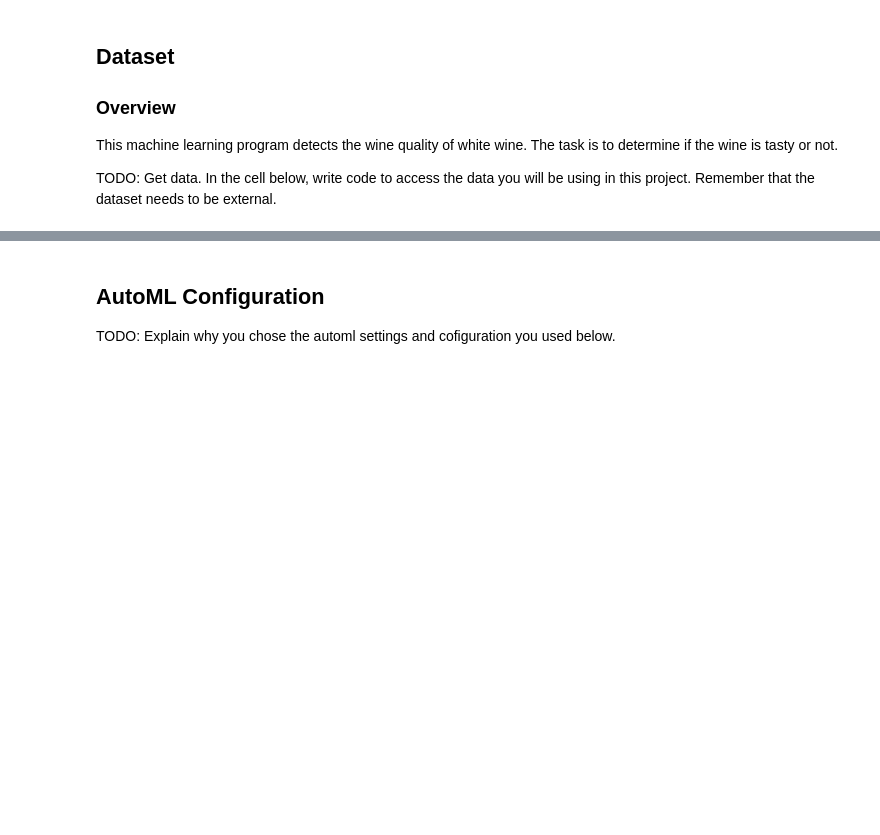
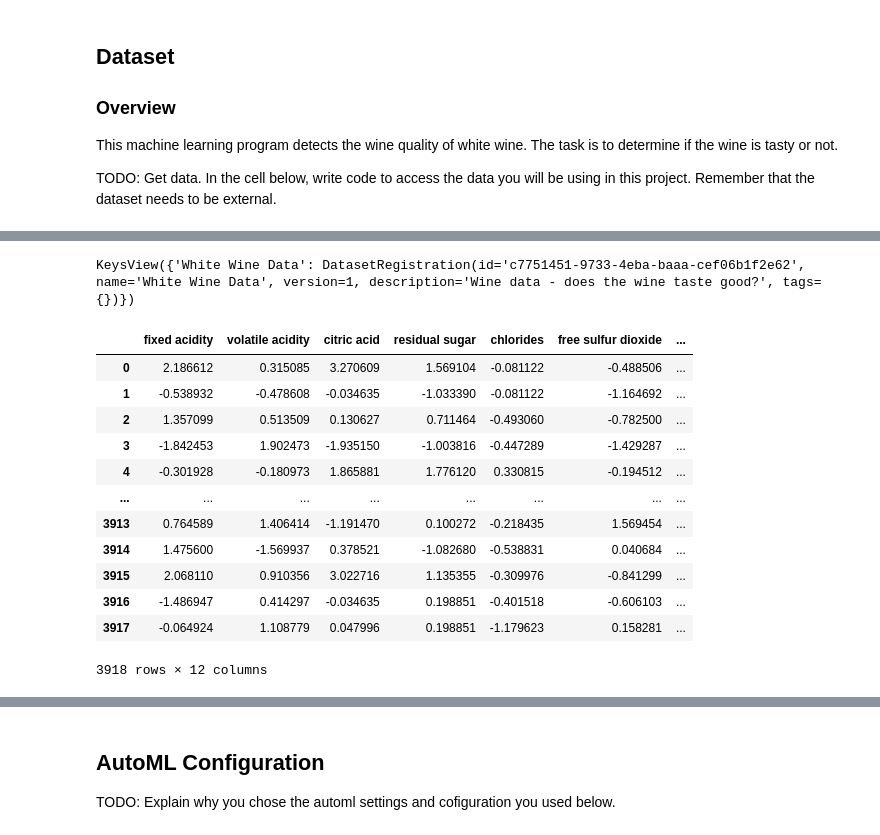
Before and after one commit to dntrply/nd00333-capstone, a Jupyter notebook: automl.ipynb, the cells around one changed output, grey strips where cells are left out. Drawn from its saved outputs; the diff is of its cells as text; code cells hidden in the pictures; blank space fills up the shorter version.

```diff
--- a/automl.ipynb
+++ b/automl.ipynb
@@ -110,24 +121,43 @@ cc.wait_for_completion(show_output='True')
+# %%
+dsets
+# %% [output]
+KeysView({'White Wine Data': DatasetRegistration(id='c7751451-9733-4eba-baaa-cef06b1f2e62', name='White Wine Data', version=1, description='Wine data - does the wine taste good?', tags={})})
 # %%
 # grab the data and create a dataset
 # See if the dataset already exists - if so, skip the Dataset creation pieces
 data_uri = CAPSTONE_TABULAR_WINE_DATA
 
 ds_name = CAPSTONE_DATASET_NAME
 dsets = ws.datasets.keys()
 
 if ds_name in dsets:
     # dataset exists
-    proj_ds = dsets[ds_name]
+    proj_ds = ws.datasets[ds_name]
 else:
+    print(f'STOP!!!!')
     # Data set not found. Must create it
     proj_ds = Dataset.Tabular.from_delimited_files(data_uri)
     # Register the dataset so that on repeated runs, the data does not have to be fetched evey time
     proj_ds = proj_ds.register(workspace=ws, name=ds_name, description=CAPSTONE_DATASET_DESCRIPTION)
 
 # Take a peek at the data by converting the same to a Pandas dataframe
 proj_df = proj_ds.to_pandas_dataframe()
 
 # print the data
 proj_df
+# %% [output]
+|  | fixed acidity | volatile acidity | citric acid | residual sugar | chlorides | free sulfur dioxide | ... |
+| 0 | 2.186612 | 0.315085 | 3.270609 | 1.569104 | -0.081122 | -0.488506 | ... |
+| 1 | -0.538932 | -0.478608 | -0.034635 | -1.033390 | -0.081122 | -1.164692 | ... |
+| 2 | 1.357099 | 0.513509 | 0.130627 | 0.711464 | -0.493060 | -0.782500 | ... |
+| 3 | -1.842453 | 1.902473 | -1.935150 | -1.003816 | -0.447289 | -1.429287 | ... |
+| 4 | -0.301928 | -0.180973 | 1.865881 | 1.776120 | 0.330815 | -0.194512 | ... |
+| ... | ... | ... | ... | ... | ... | ... | ... |
+| 3913 | 0.764589 | 1.406414 | -1.191470 | 0.100272 | -0.218435 | 1.569454 | ... |
+| 3914 | 1.475600 | -1.569937 | 0.378521 | -1.082680 | -0.538831 | 0.040684 | ... |
+| 3915 | 2.068110 | 0.910356 | 3.022716 | 1.135355 | -0.309976 | -0.841299 | ... |
+| 3916 | -1.486947 | 0.414297 | -0.034635 | 0.198851 | -0.401518 | -0.606103 | ... |
+| 3917 | -0.064924 | 1.108779 | 0.047996 | 0.198851 | -1.179623 | 0.158281 | ... |
+3918 rows × 12 columns
 # %%
 proj_df.describe()
```
Also changed, not shown: parts of 9 cells of this notebook, 4 other files.
